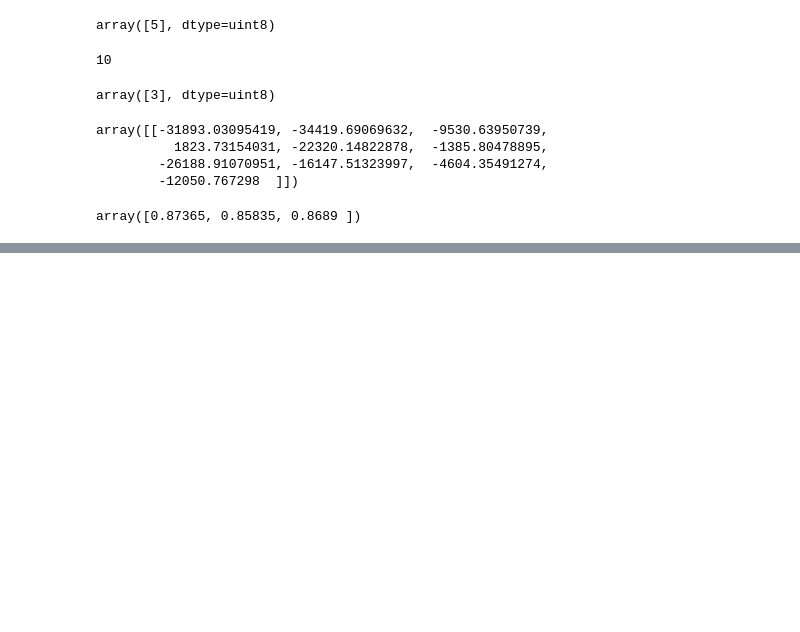
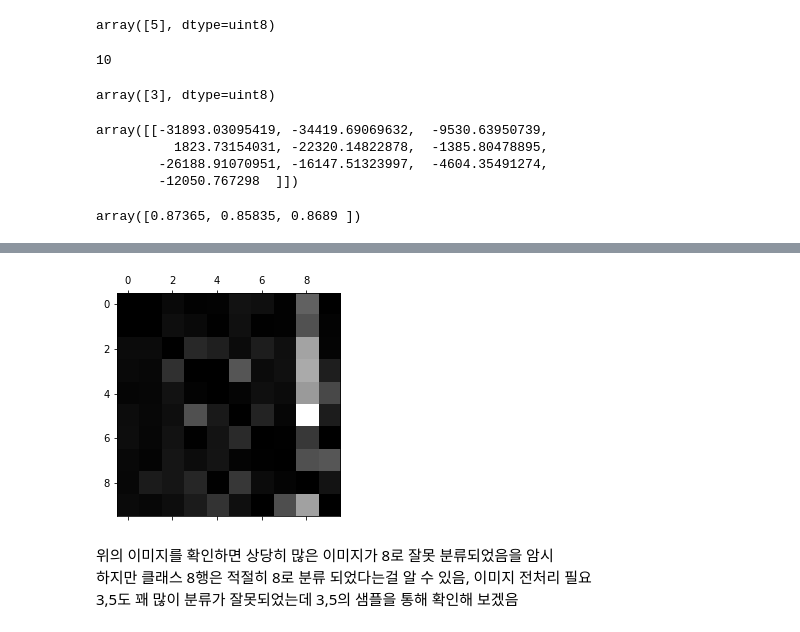
Before and after one commit to kyukwang0/Hands-On_study, a Jupyter notebook: 분류.ipynb, the cells around one changed output, grey strips where cells are left out. Cells and saved outputs as stored; diff of their text form; code cells hidden in the pictures; blank space fills up the shorter version.

```diff
--- a/분류.ipynb
+++ b/분류.ipynb
@@ -341,0 +404,14 @@ cross_val_score(sgd_clf, X_train_scaled, y_train, cv=3, scoring = 'accuracy')
+# %%
+row_sums = conf_mx.sum(axis = 1, keepdims = True)
+norm_conf_mx = conf_mx / row_sums
+# %%
+#분류기가 만든 에러를 확실히 볼 수 있게 주대각선만 0으로 채우기
+np.fill_diagonal(norm_conf_mx, 0)
+plt.matshow(norm_conf_mx, cmap=plt.cm.gray)
+plt.show()
+# %% [output]
+[figure, added]
+# %% [markdown]
+위의 이미지를 확인하면 상당히 많은 이미지가 8로 잘못 분류되었음을 암시
+하지만 클래스 8행은 적절히 8로 분류 되었다는걸 알 수 있음, 이미지 전처리 필요
+3,5도 꽤 많이 분류가 잘못되었는데 3,5의 샘플을 통해 확인해 보겠음
```
Also changed, not shown: parts of 17 cells of this notebook.
